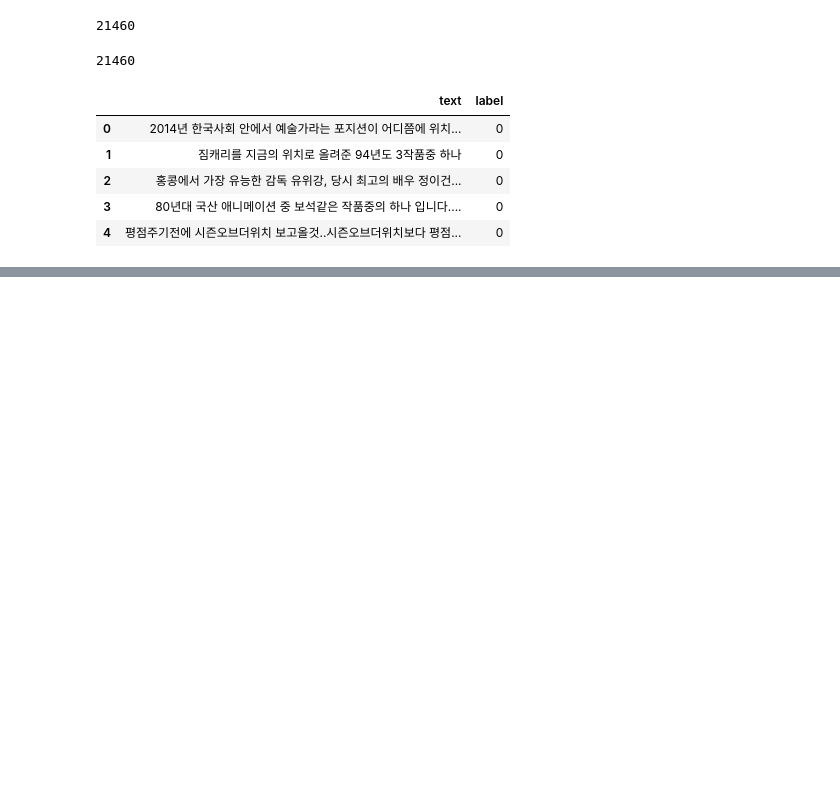
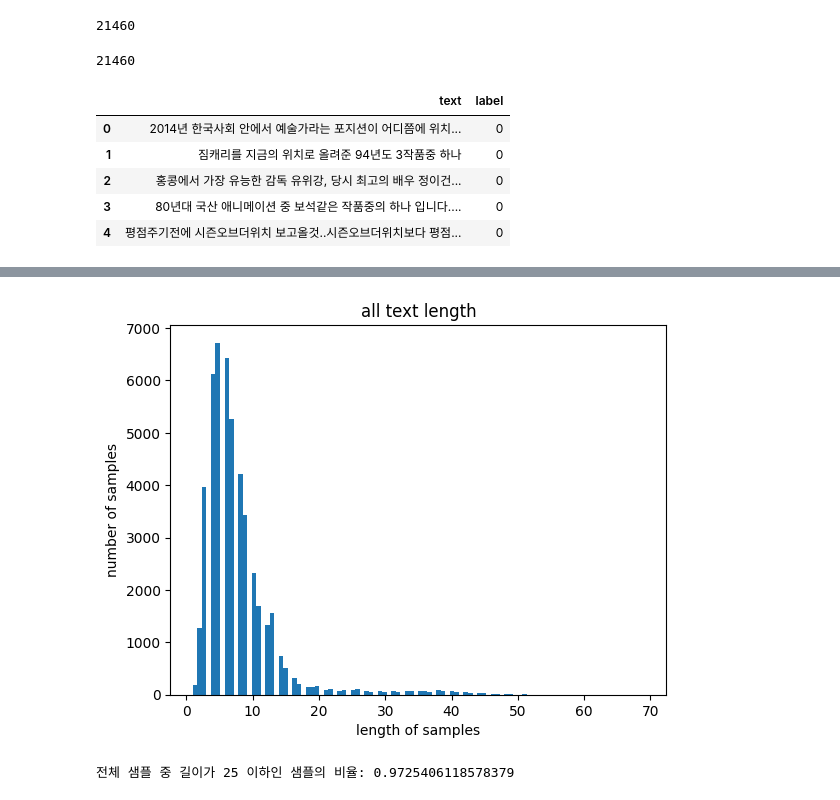
Before and after one commit to iri95/P_ON, a Jupyter notebook: chatbot/data/make_intentionData.ipynb, the cells around one changed output, grey strips where cells are left out. Saved outputs shown, nothing was run; the diff lists cells and outputs as text; code cells hidden in the pictures; blank space fills up the shorter version.

```diff
--- a/chatbot/data/make_intentionData.ipynb
+++ b/chatbot/data/make_intentionData.ipynb
@@ -146,0 +153,22 @@ train_df.to_csv("train_data.csv", index=False)
+# %%
+tokenizer = Komoran()
+# %%
+data_tokenized = [[token+"/"+POS for token, POS in tokenizer.pos(text_)] for text_ in train_df['text']]
+
+exclusion_tags = [
+    'JKS', 'JKC', 'JKG', 'JKO', 'JKB', 'JKV', 'JKQ',
+            'JX', 'JC',
+            'SF', 'SP', 'SS', 'SE', 'SO',
+            'EP', 'EF', 'EC', 'ETN', 'ETM',
+            'XSN', 'XSV', 'XSA'
+]
+
+f = lambda x: x in exclusion_tags
+
+data_list = []
+for i in range(len(data_tokenized)):
+        temp = []
+        for j in range(len(data_tokenized[i])):
+            if f(data_tokenized[i][j].split('/')[1]) is False:
+                temp.append(data_tokenized[i][j].split('/')[0])
+        data_list.append(temp)
@@ -146,0 +187,22 @@ train_df.to_csv("train_data.csv", index=False)
+# %%
+plt.title('all text length')
+plt.hist(num_tokens, bins=100)
+plt.xlabel('length of samples')
+plt.ylabel('number of samples')
+plt.show()
+# %% [output]
+[figure, added]
+# %%
+select_length = 25
+
+def below_threshold_len(max_len, nested_list):
+    cnt = 0
+    for s in nested_list:
+        if(len(s) <= max_len):
+            cnt = cnt + 1
+
+    print('전체 샘플 중 길이가 %s 이하인 샘플의 비율: %s'%(max_len, (cnt / len(nested_list))))
+
+below_threshold_len(select_length, data_list)
+# %% [output]
+전체 샘플 중 길이가 25 이하인 샘플의 비율: 0.9725406118578379
```
Also changed, not shown: parts of 7 cells of this notebook, 1 other file.
